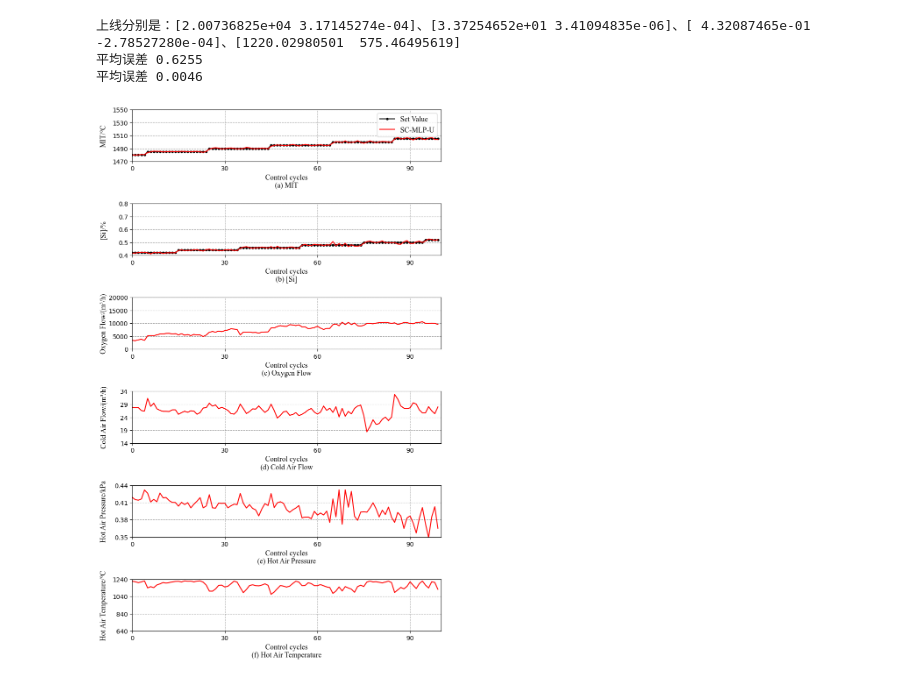
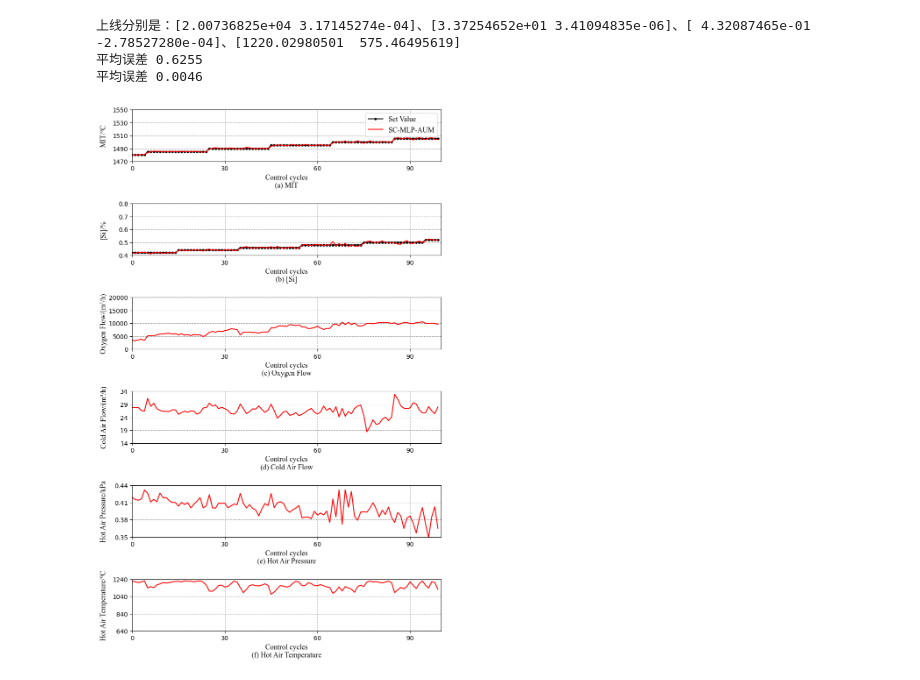
Before and after one commit to haokwok2002/gaolu, a Jupyter notebook: MPC/高炉/0数据处理/新输入输出模式/1h_mean/论文/神经网络_4_2_残差网络_3层隐含层_更新.ipynb, the cells around one changed output. Drawn from its saved outputs; the diff is of its cells as text; code cells hidden in the pictures.

```diff
--- a/MPC/高炉/0数据处理/新输入输出模式/1h_mean/论文/神经网络_4_2_残差网络_3层隐含层_更新.ipynb
+++ b/MPC/高炉/0数据处理/新输入输出模式/1h_mean/论文/神经网络_4_2_残差网络_3层隐含层_更新.ipynb
@@ -1747,7 +1747,7 @@ plt.figure(figsize=(8, 13))
 # 第一个维度的曲线
 ax = plt.subplot(6, 1, 1)
 plt.plot(set_y1[startt:endd], 'k.-', label='Set Value')
-plt.plot(y1_pred_inverse_transform, 'r', label='SC-MLP-U')
+plt.plot(y1_pred_inverse_transform, 'r', label='SC-MLP-AUM')
 plt.axvline(x=0, color='gray', linestyle='--', linewidth=1.5)
 
 plt.xlim(0, (endd - startt))
@@ -1841,31 +1841,31 @@ ax.yaxis.set_label_coords(-0.08, 0.5)  # 固定纵坐标标签在最左边
 ax.text(0.5, dtiem, f'{subplot_labels[4]} {input_term333[2]}',
             transform=ax.transAxes, ha='center', fontproperties=font_en)  # 添加每个子图的标题在下方
     # 添加横坐标标题
 ax.set_xlabel('Control cycles', fontproperties=font_en)  # 只给最下面的子图添加横坐标标签
 
 
 
 
 # 第四个维度的u4曲线
 ax = plt.subplot(6, 1, 6)
 plt.plot(all_pred_u4_inverse_transform, 'r')  # 修改标签为 'u4'
 plt.axvline(x=0, color='gray', linestyle='--', linewidth=1.5)
 plt.xlim(0, (endd - startt))
 plt.xticks(range(0, endd - startt + 1, 30))
 plt.ylim([640, 1240])
 plt.yticks(np.arange(640, 1241, 200))
 plt.ylabel(input_term222[3], fontproperties=font_en)  # 使用中文标签
 plt.grid(linestyle='--', alpha=0.7, color='gray')
 ax.yaxis.set_label_coords(-0.08, 0.5)  # 固定纵坐标标签在最左边
 ax.text(0.5, dtiem, f'{subplot_labels[5]} {input_term333[3]}',
             transform=ax.transAxes, ha='center', fontproperties=font_en)  # 添加每个子图的标题在下方
     # 添加横坐标标题
 ax.set_xlabel('Control cycles', fontproperties=font_en)  # 只给最下面的子图添加横坐标标签
 
 
 
 # 调整子图布局
 plt.tight_layout()
 plt.show()
 # %% [output]
-[figure, old version]
+[figure, new version]
```
Also changed, not shown: 3 other files.
